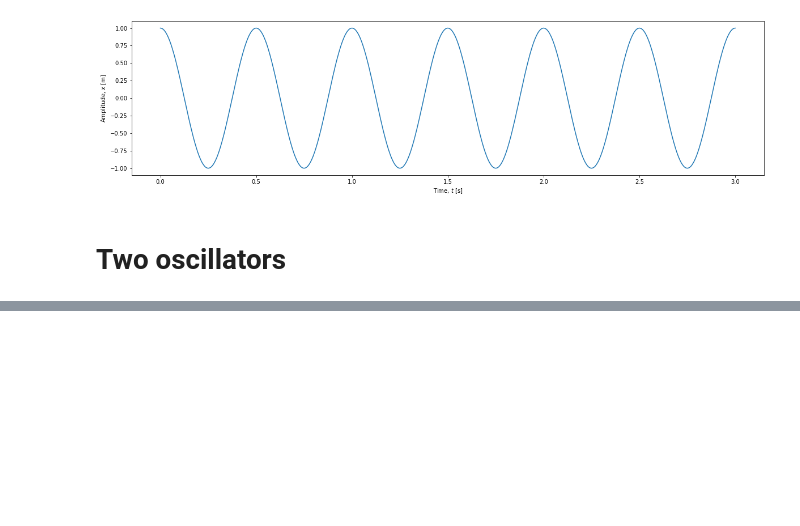
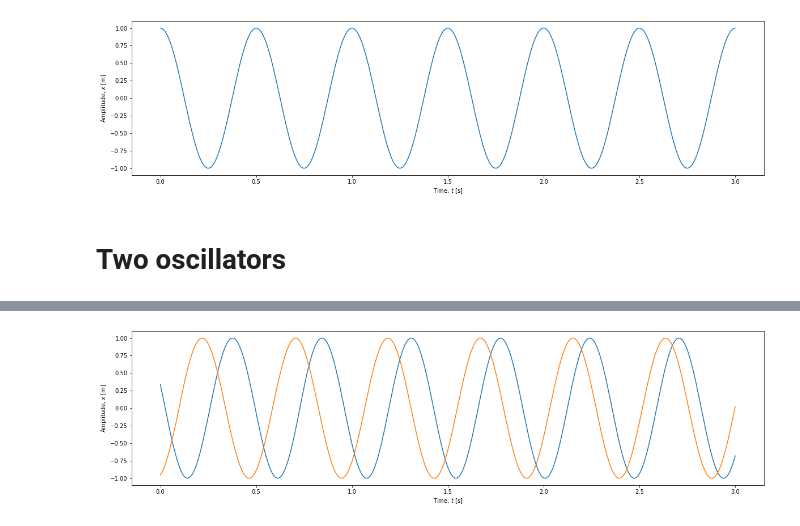
Before and after one commit to ppsp-team/BIV.jl, a Jupyter notebook: Kuramoto/Python.ipynb, the cells around one changed output, grey strips where cells are left out. Cells and saved outputs as stored; diff of their text form; code cells hidden in the pictures; blank space fills up the shorter version.

```diff
--- a/Kuramoto/Python.ipynb
+++ b/Kuramoto/Python.ipynb
@@ -38,2 +35,6 @@ def fp(phi, t):
+# %%
+def fp(p, t):
+    dotp = omega * Nt
+    return dotp
 # %%
 %%time
@@ -51,3 +52,16 @@ plt.show()
 [figure]
 # %% [markdown]
 # Two oscillators
+# %%
+N_osc = 2
+
+Omega = omega + np.random.randn(N_osc)/1000
+Noise = 0.5 * np.ones(N_osc)
+Coupling = 0.5 * np.ones(N_osc)
+# %%
+def fp(p, t):
+    dotp = Omega * Nt * np.ones(2) + Noise * np.random.randn() # + C (coupling term)
+    return dotp
+# %%
+%%time
+Phi = odeint(fp, 2 * np.pi * np.random.rand(2), tv)
@@ -53,0 +71,8 @@ plt.show()
+# %%
+plt.figure(figsize=(20, 5))
+plt.plot(tv, np.sin(Phi), "-")
+plt.xlabel("Time, $t$ [s]")
+plt.ylabel("Amplitude, $x$ [m]")
+plt.show()
+# %% [output]
+[figure, added]
```
Also changed, not shown: parts of 7 cells of this notebook.
